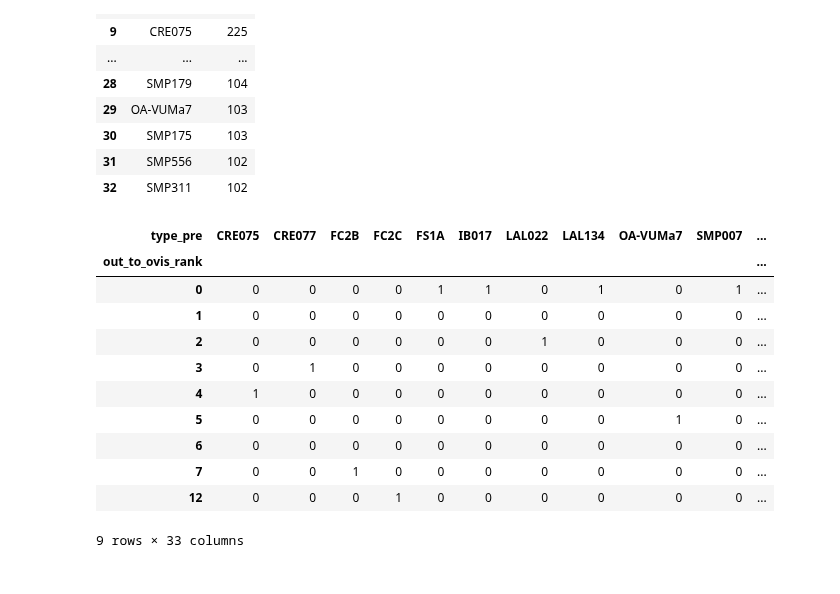
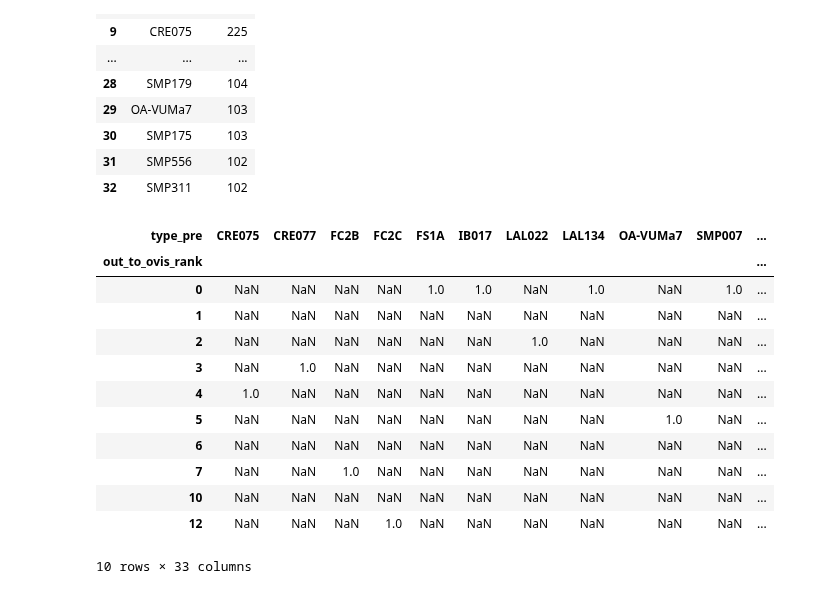
Before and after one commit to RhessaWL/flybrain-clustering, a Jupyter notebook: oviIN_prominencefig.ipynb, the cells around one changed output. Cells and saved outputs as stored; diff of their text form; code cells hidden in the pictures.

```diff
--- a/oviIN_prominencefig.ipynb
+++ b/oviIN_prominencefig.ipynb
@@ -97,26 +98,37 @@ for idx, row in testchunk.iterrows():
 # %%
 testchunk_edit = testchunk.sort_values(by='out_to_ovis_weight', ascending=False, ignore_index=True)
 # Testchunk drop columns
 testchunk_small = testchunk_edit[['type_pre', 'out_to_ovis_rank']]
 # Pivot so that celltypes in the index, and oviIN ranks in the columns
 testchunk_pivot = testchunk_small.pivot(index='out_to_ovis_rank', columns='type_pre', values='out_to_ovis_rank')
 
 # Replace any non-Nan values with the number 1
 testchunk_pivot = testchunk_pivot.notnull().astype('int')
+
+# replace any zeros with NaN
+testchunk_pivot = testchunk_pivot.replace(0, np.nan)
+
+# Add in a blank row after 7 for plotting purposes
+testchunk_pivot.loc[10]= np.nan
+
+# Sort the index
+testchunk_pivot = testchunk_pivot.sort_index(ascending=True)
+
 testchunk_pivot
 # %% [output]
 | type_pre | CRE075 | CRE077 | FC2B | FC2C | FS1A | IB017 | LAL022 | LAL134 | OA-VUMa7 | SMP007 | ... |
 | out_to_ovis_rank |  |  |  |  |  |  |  |  |  |  | ... |
-| 0 | 0 | 0 | 0 | 0 | 1 | 1 | 0 | 1 | 0 | 1 | ... |
-| 1 | 0 | 0 | 0 | 0 | 0 | 0 | 0 | 0 | 0 | 0 | ... |
-| 2 | 0 | 0 | 0 | 0 | 0 | 0 | 1 | 0 | 0 | 0 | ... |
-| 3 | 0 | 1 | 0 | 0 | 0 | 0 | 0 | 0 | 0 | 0 | ... |
-| 4 | 1 | 0 | 0 | 0 | 0 | 0 | 0 | 0 | 0 | 0 | ... |
-| 5 | 0 | 0 | 0 | 0 | 0 | 0 | 0 | 0 | 1 | 0 | ... |
-| 6 | 0 | 0 | 0 | 0 | 0 | 0 | 0 | 0 | 0 | 0 | ... |
-| 7 | 0 | 0 | 1 | 0 | 0 | 0 | 0 | 0 | 0 | 0 | ... |
-| 12 | 0 | 0 | 0 | 1 | 0 | 0 | 0 | 0 | 0 | 0 | ... |
+| 0 | NaN | NaN | NaN | NaN | 1.0 | 1.0 | NaN | 1.0 | NaN | 1.0 | ... |
+| 1 | NaN | NaN | NaN | NaN | NaN | NaN | NaN | NaN | NaN | NaN | ... |
+| 2 | NaN | NaN | NaN | NaN | NaN | NaN | 1.0 | NaN | NaN | NaN | ... |
+| 3 | NaN | 1.0 | NaN | NaN | NaN | NaN | NaN | NaN | NaN | NaN | ... |
+| 4 | 1.0 | NaN | NaN | NaN | NaN | NaN | NaN | NaN | NaN | NaN | ... |
+| 5 | NaN | NaN | NaN | NaN | NaN | NaN | NaN | NaN | 1.0 | NaN | ... |
+| 6 | NaN | NaN | NaN | NaN | NaN | NaN | NaN | NaN | NaN | NaN | ... |
+| 7 | NaN | NaN | 1.0 | NaN | NaN | NaN | NaN | NaN | NaN | NaN | ... |
+| 10 | NaN | NaN | NaN | NaN | NaN | NaN | NaN | NaN | NaN | NaN | ... |
+| 12 | NaN | NaN | NaN | 1.0 | NaN | NaN | NaN | NaN | NaN | NaN | ... |
-9 rows × 33 columns
+10 rows × 33 columns
 # %%
 import math
 # function creates distint colors for each cell type
```
Also changed, not shown: parts of 3 cells of this notebook, 6 other files.
